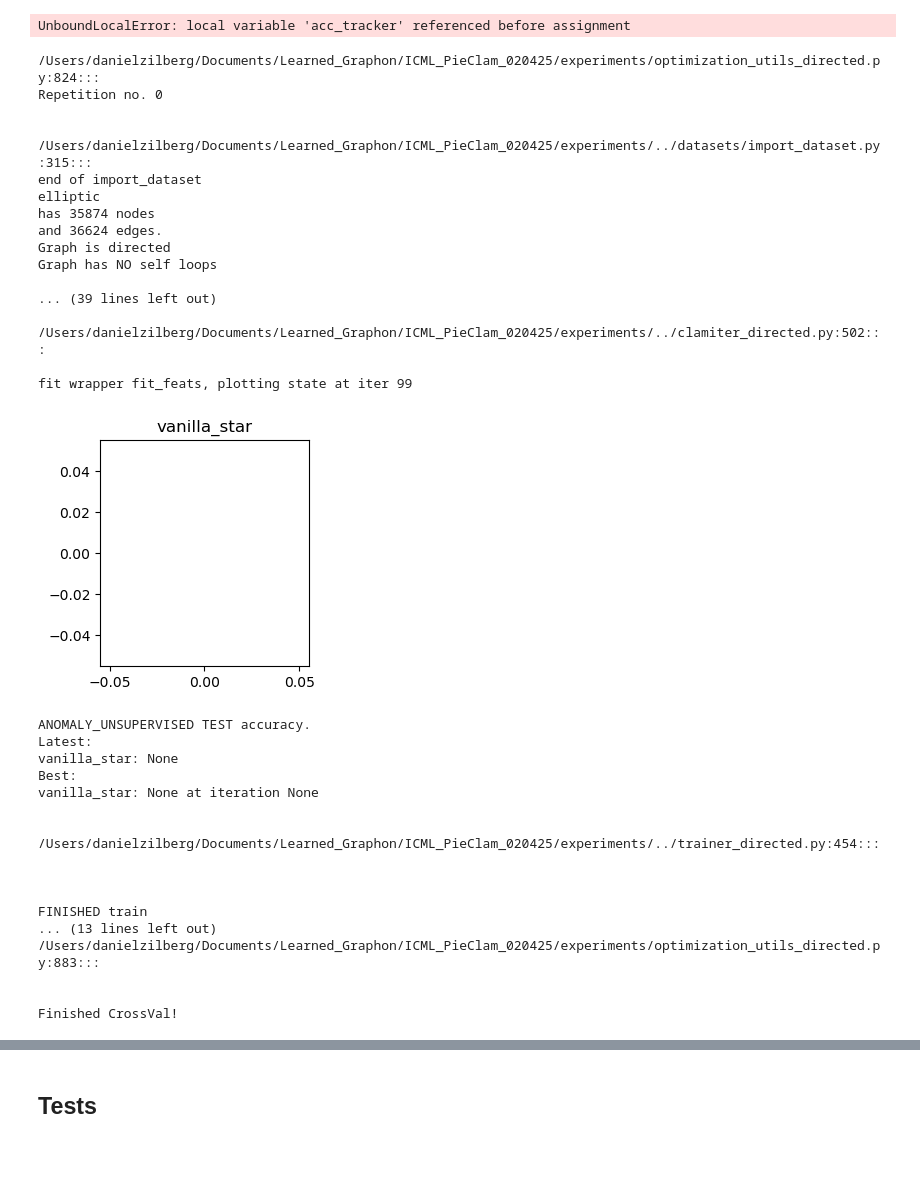
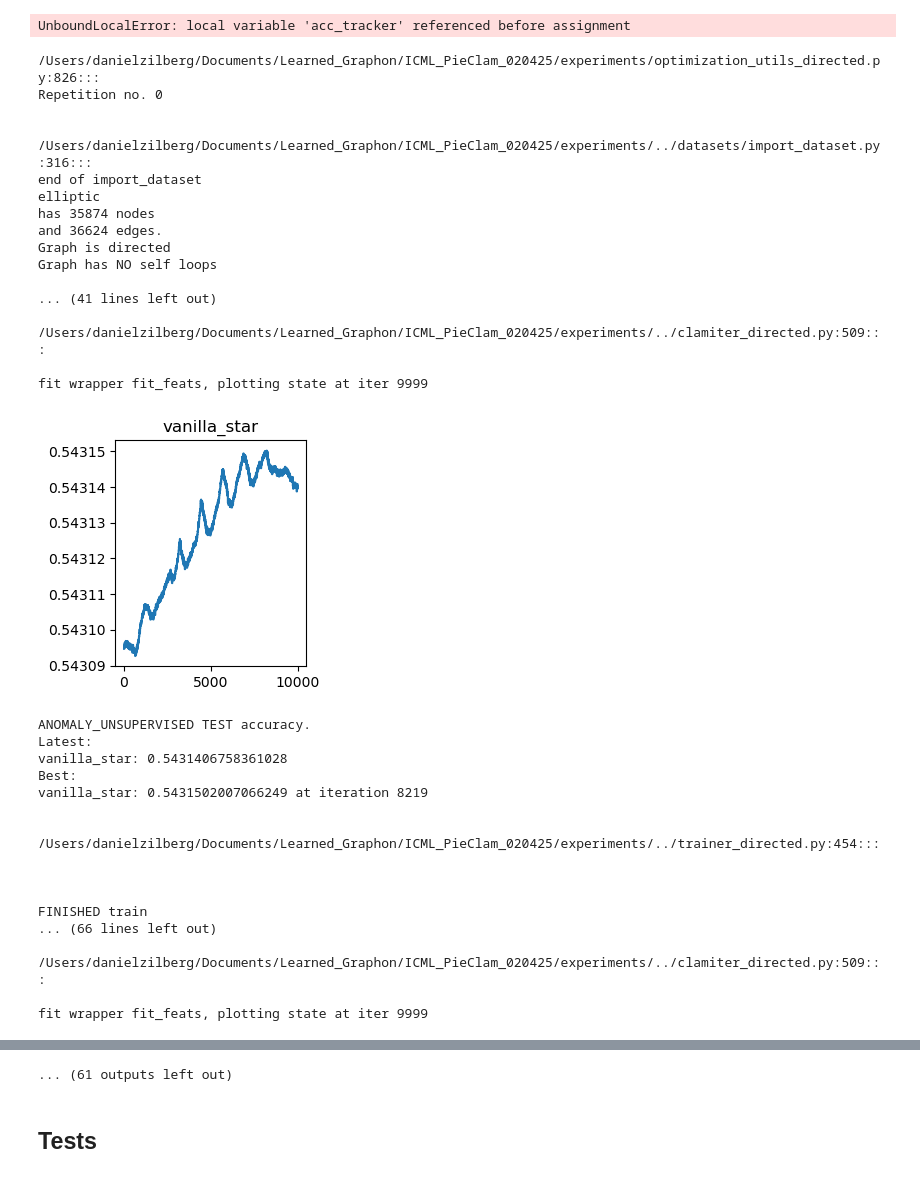
Before and after one commit to danizil/PieClam, a Jupyter notebook: experiments/anomaly_unsupervised.ipynb, the cells around one changed output, grey strips where cells are left out. Cells and saved outputs as stored; diff of their text form; code cells hidden in the pictures.

```diff
--- a/experiments/anomaly_unsupervised.ipynb
+++ b/experiments/anomaly_unsupervised.ipynb
@@ -140,48 +140,56 @@ range_triplets = ou.perturb_config('anomaly_unsupervised',
                                    use_global_config=use_global_config_base)
 
 range_triplets = [
-    ['feat_opt', 'n_iter', [100]],
+    ['clamiter_init', 'dim_feat', [64]],
+    ['clamiter_init', 'l1_reg', [0.0]],
+    ['feat_opt', 'lr', [0.00001, 0.000001, 0.0000001, 0.0001]],
+    ['clamiter_init', 'pow_in', [0.5, 0.1, 0]],
+    ['clamiter_init', 'pow_out', [0.5, 0.1, 0]],
+    ['feat_opt', 'n_iter', [10000]],
 ]
 
 ou.multi_ds_anomaly(
     model_name,
     range_triplets,
     n_reps,
     # metric='auc',
     use_global_config_base=use_global_config_base,
     device=device,
     ds_names=ds_names,
     densifiable_ds=densifiable_ds,
+    acc_every=20,
     to_undirected=False,
     remove_self_loops=False,
     attr_opt=True,
+    init_type='from_attr',
     plot_every=-1
 
 )
+#! for elliptic remember (from pieclam) that tuning down the lr could lead to convergence. the graph is very sparse.
 # %% [output]
-/Users/danielzilberg/Documents/Learned_Graphon/ICML_PieClam_020425/experiments/optimization_utils_directed.py:824:::
+/Users/danielzilberg/Documents/Learned_Graphon/ICML_PieClam_020425/experiments/optimization_utils_directed.py:826:::
 Repetition no. 0
 
 
-/Users/danielzilberg/Documents/Learned_Graphon/ICML_PieClam_020425/experiments/../datasets/import_dataset.py:315:::
+/Users/danielzilberg/Documents/Learned_Graphon/ICML_PieClam_020425/experiments/../datasets/import_dataset.py:316:::
 end of import_dataset
 elliptic
 has 35874 nodes
 and 36624 edges.
 Graph is directed
 Graph has NO self loops
 
-... (39 lines left out)
+... (41 lines left out)
 
-/Users/danielzilberg/Documents/Learned_Graphon/ICML_PieClam_020425/experiments/../clamiter_directed.py:502:::
+/Users/danielzilberg/Documents/Learned_Graphon/ICML_PieClam_020425/experiments/../clamiter_directed.py:509:::
 
-fit wrapper fit_feats, plotting state at iter 99
+fit wrapper fit_feats, plotting state at iter 9999
-[figure, old version]
+[figure, new version]
 ANOMALY_UNSUPERVISED TEST accuracy.
 Latest:
-vanilla_star: None
+vanilla_star: 0.5431406758361028
 Best:
-vanilla_star: None at iteration None
+vanilla_star: 0.5431502007066249 at iteration 8219
 
 
 /Users/danielzilberg/Documents/Learned_Graphon/ICML_PieClam_020425/experiments/../trainer_directed.py:454:::
@@ -189,8 +197,8 @@ vanilla_star: None at iteration None
 
 
 FINISHED train
-... (13 lines left out)
-/Users/danielzilberg/Documents/Learned_Graphon/ICML_PieClam_020425/experiments/optimization_utils_directed.py:883:::
+... (66 lines left out)
 
+/Users/danielzilberg/Documents/Learned_Graphon/ICML_PieClam_020425/experiments/../clamiter_directed.py:509:::
 
-Finished CrossVal!
+fit wrapper fit_feats, plotting state at iter 9999
@@ -197,3 +278,4 @@ Finished CrossVal!
+... (61 outputs left out)
 # %% [markdown]
 ## Tests
 # %%
```
Also changed, not shown: parts of 1 cell of this notebook, 29 other files.
